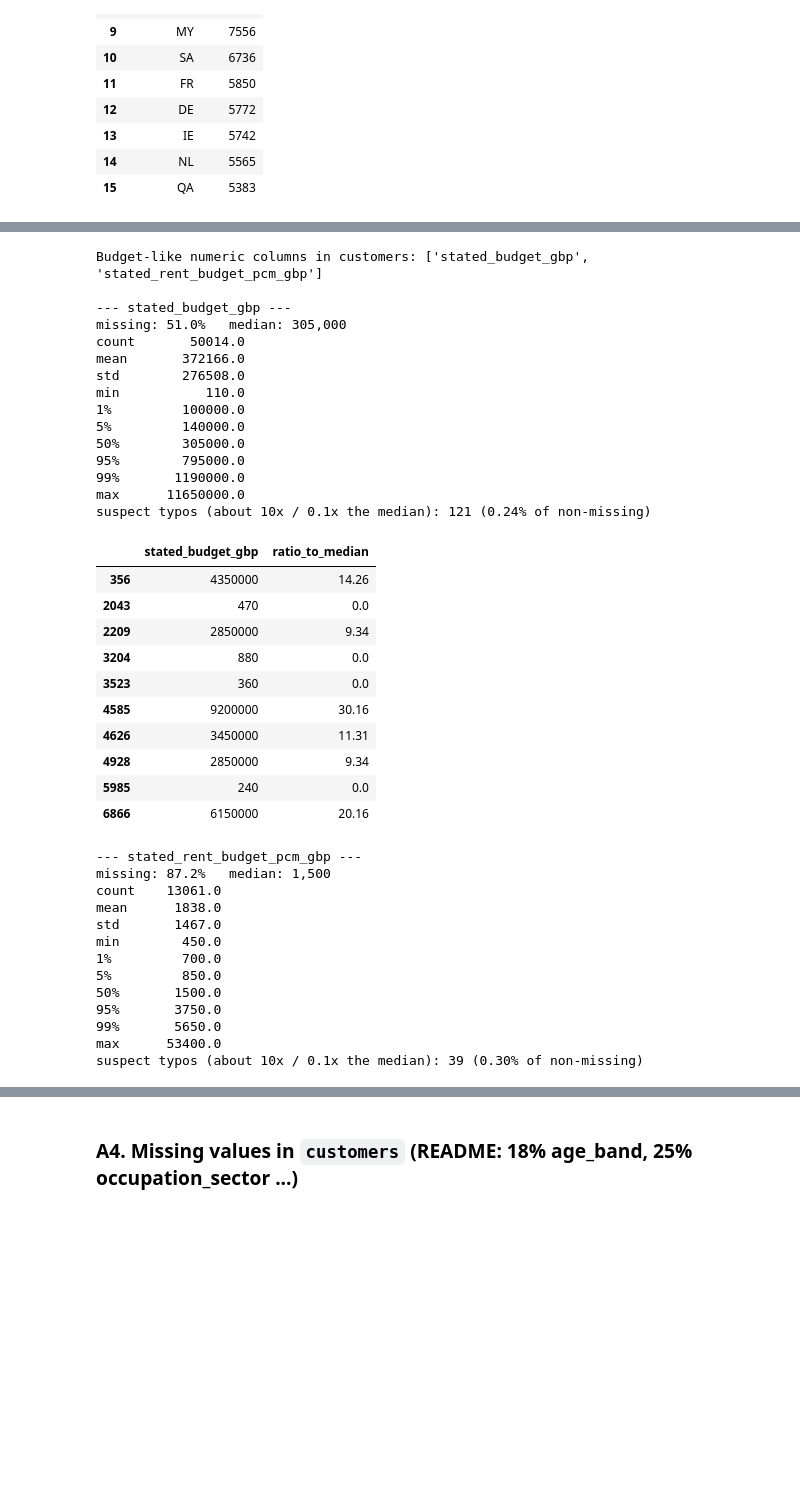
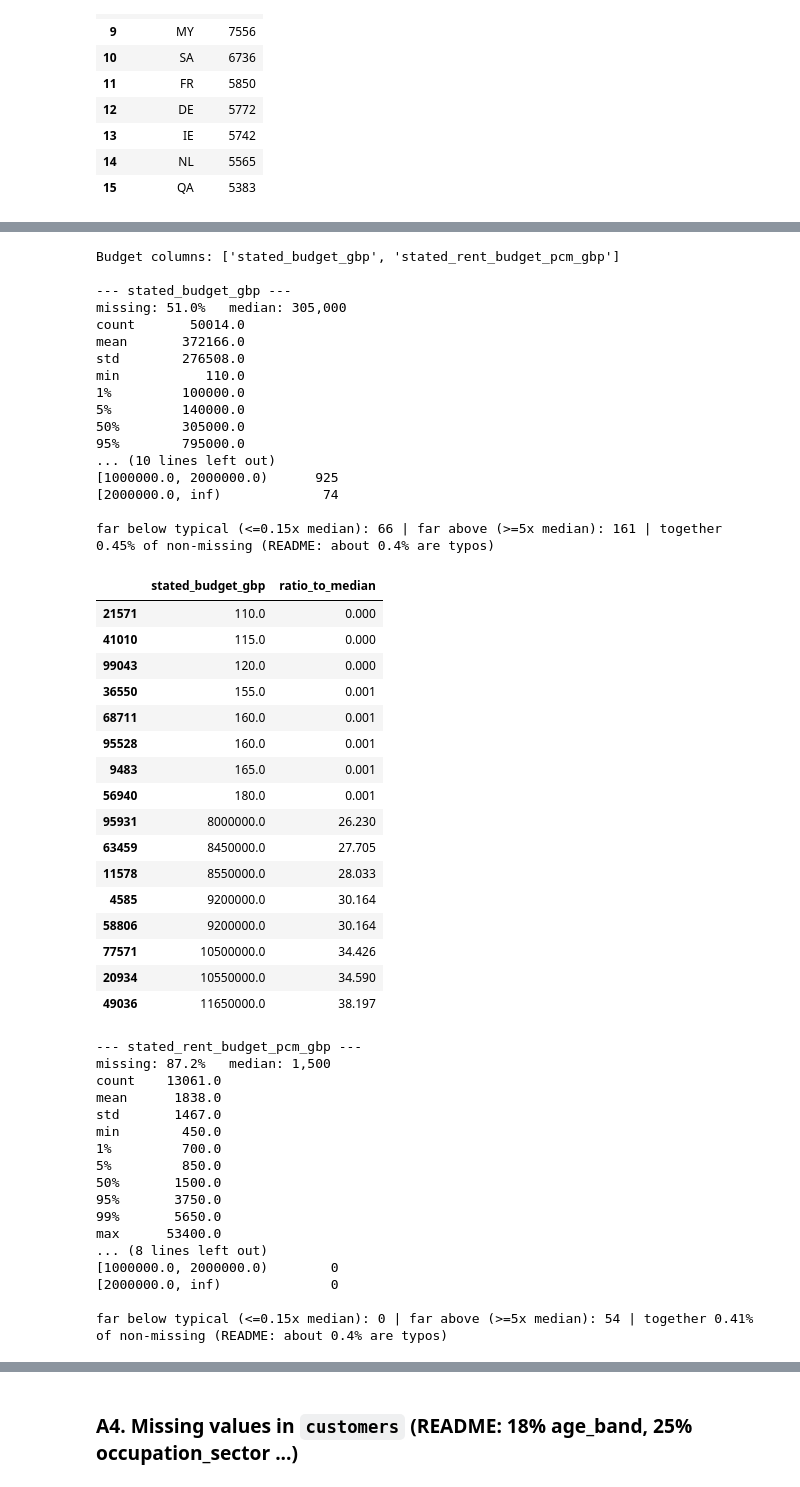
Before and after one commit to Adedamola-Akano/Veltrix_Project_Team-A, a Jupyter notebook: notebooks/02_profiling_duplicates_eda (1).ipynb, the cells around one changed output, grey strips where cells are left out. Cells and saved outputs as stored; diff of their text form; code cells hidden in the pictures; blank space fills up the shorter version.

```diff
--- a/notebooks/02_profiling_duplicates_eda.ipynb
+++ b/notebooks/02_profiling_duplicates_eda (1).ipynb
@@ -265,46 +299,57 @@ A value is flagged as a suspect typo if it is about 10x or 0.1x the median of it
 # %%
 cust = tables["customers"]
-budget_cols = [c for c in cust.columns if re.search("budget|price|rent", c, re.I) and is_numeric_dtype(cust[c])]
-print("Budget-like numeric columns in customers:", budget_cols)
+budget_cols = [c for c in cust.columns if re.search("budget", c, re.I) and is_numeric_dtype(cust[c])]
+print("Budget columns:", budget_cols)
 
 for c in budget_cols:
-    s = cust[c]
+    s = cust[c].astype("float64")
     med = s.median()
     ratio = s / med
-    suspect = s[(ratio >= 8) | (ratio <= 0.125)]
     print(f"\n--- {c} ---")
     print(f"missing: {s.isna().mean()*100:.1f}%   median: {med:,.0f}")
     print(s.describe(percentiles=[.01, .05, .5, .95, .99]).round(0).to_string())
-    print(f"suspect typos (about 10x / 0.1x the median): {len(suspect)} ({len(suspect)/s.notna().sum()*100:.2f}% of non-missing)")
-    display(cust.loc[suspect.index, [c]].assign(ratio_to_median=ratio[suspect.index].round(2)).head(10))
-    checks[f"typo_rate_{c}_%"] = round(len(suspect) / s.notna().sum() * 100, 2)
+    print("\nHow many values fall in each range (look for a cluster of implausibly small values):")
+    print(pd.cut(s.dropna(), [0, 1_000, 10_000, 50_000, 100_000, 1_000_000, 2_000_000, np.inf], right=False).value_counts().sort_index().to_string())
+    small, big = s[ratio <= 0.15], s[ratio >= 5]
+    pct = (len(small) + len(big)) / s.notna().sum() * 100
+    print(f"\nfar below typical (<=0.15x median): {len(small)} | far above (>=5x median): {len(big)} | together {pct:.2f}% of non-missing (README: about 0.4% are typos)")
+    display(pd.concat([small.sort_values().head(8), big.sort_values().tail(8)]).to_frame(c).assign(ratio_to_median=lambda d: (d[c] / med).round(3)))
+    checks[f"typo_rate_{c}_%"] = round(pct, 2)
 # %% [output]
-Budget-like numeric columns in customers: ['stated_budget_gbp', 'stated_rent_budget_pcm_gbp']
+Budget columns: ['stated_budget_gbp', 'stated_rent_budget_pcm_gbp']
 
 --- stated_budget_gbp ---
 missing: 51.0%   median: 305,000
 count       50014.0
 mean       372166.0
 std        276508.0
 min           110.0
 1%         100000.0
 5%         140000.0
 50%        305000.0
 95%        795000.0
-99%       1190000.0
-max      11650000.0
-suspect typos (about 10x / 0.1x the median): 121 (0.24% of non-missing)
+... (10 lines left out)
+[1000000.0, 2000000.0)      925
+[2000000.0, inf)             74
+
+far below typical (<=0.15x median): 66 | far above (>=5x median): 161 | together 0.45% of non-missing (README: about 0.4% are typos)
 |  | stated_budget_gbp | ratio_to_median |
-| 356 | 4350000 | 14.26 |
-| 2043 | 470 | 0.0 |
-| 2209 | 2850000 | 9.34 |
-| 3204 | 880 | 0.0 |
-| 3523 | 360 | 0.0 |
-| 4585 | 9200000 | 30.16 |
-| 4626 | 3450000 | 11.31 |
-| 4928 | 2850000 | 9.34 |
-| 5985 | 240 | 0.0 |
-| 6866 | 6150000 | 20.16 |
+| 21571 | 110.0 | 0.000 |
+| 41010 | 115.0 | 0.000 |
+| 99043 | 120.0 | 0.000 |
+| 36550 | 155.0 | 0.001 |
+| 68711 | 160.0 | 0.001 |
+| 95528 | 160.0 | 0.001 |
+| 9483 | 165.0 | 0.001 |
+| 56940 | 180.0 | 0.001 |
+| 95931 | 8000000.0 | 26.230 |
+| 63459 | 8450000.0 | 27.705 |
+| 11578 | 8550000.0 | 28.033 |
+| 4585 | 9200000.0 | 30.164 |
+| 58806 | 9200000.0 | 30.164 |
+| 77571 | 10500000.0 | 34.426 |
+| 20934 | 10550000.0 | 34.590 |
+| 49036 | 11650000.0 | 38.197 |
 --- stated_rent_budget_pcm_gbp ---
 missing: 87.2%   median: 1,500
 count    13061.0
@@ -317,5 +362,9 @@ min        450.0
 95%       3750.0
 99%       5650.0
 max      53400.0
-suspect typos (about 10x / 0.1x the median): 39 (0.30% of non-missing)
+... (8 lines left out)
+[1000000.0, 2000000.0)        0
+[2000000.0, inf)              0
+
+far below typical (<=0.15x median): 0 | far above (>=5x median): 54 | together 0.41% of non-missing (README: about 0.4% are typos)
 |  | stated_rent_budget_pcm_gbp | ratio_to_median |
```
Also changed, not shown: parts of 37 cells of this notebook, 8 other files.
